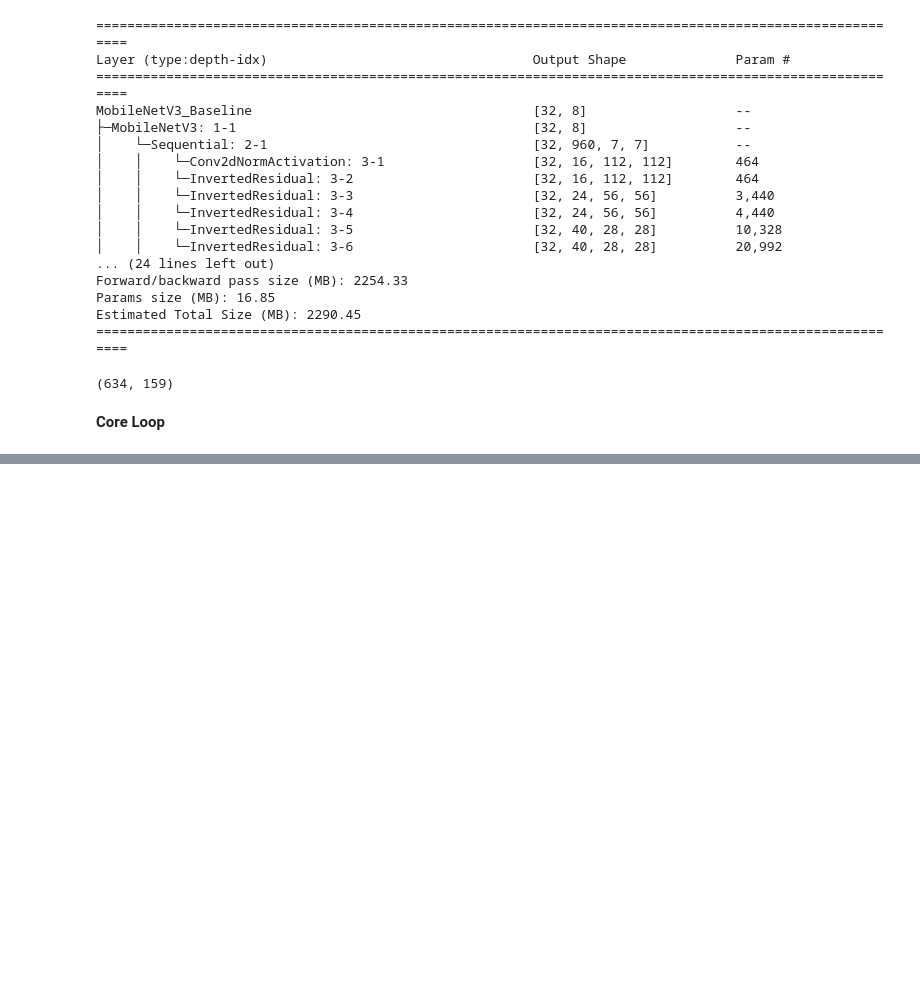
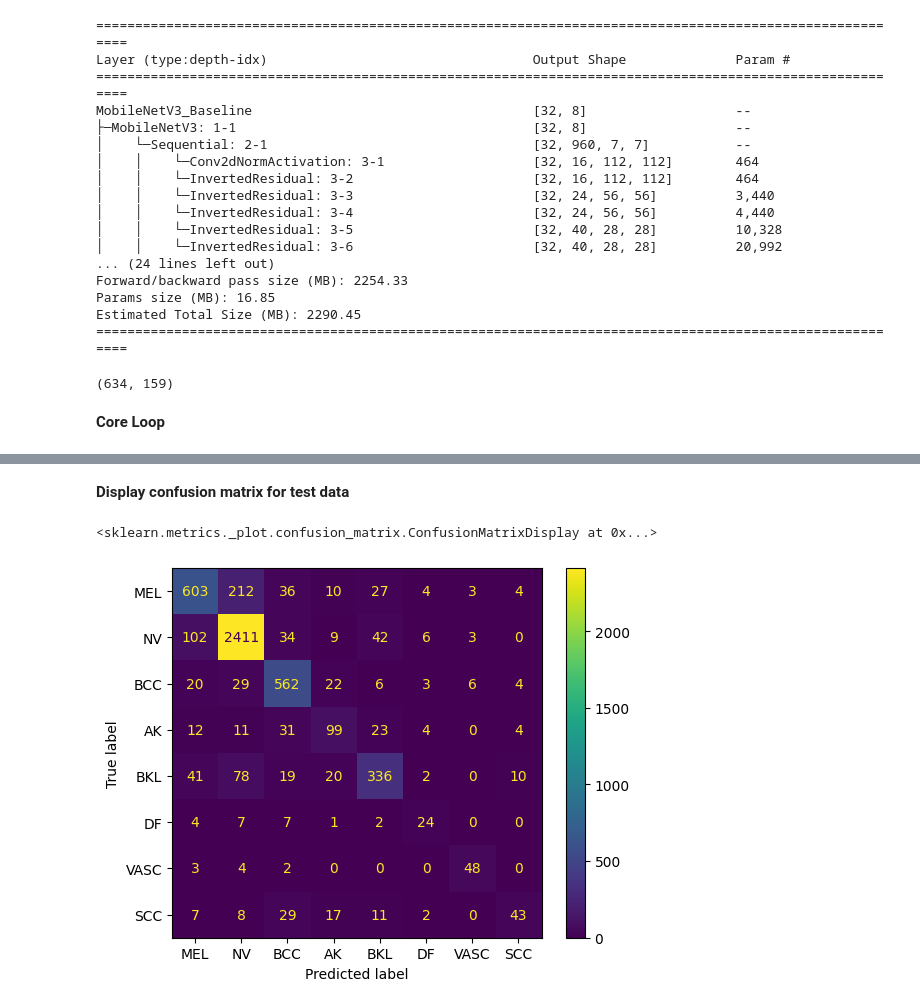
Before and after one commit to abhi-neelam/Skin-Lesion-Classification, a Jupyter notebook: notebooks/mobilenet-v3-baseline.ipynb, the cells around one changed output, grey strips where cells are left out. Cells and saved outputs as stored; diff of their text form; code cells hidden in the pictures; blank space fills up the shorter version.

Commit message:
confusion matrix for final epoch

```diff
--- a/notebooks/mobilenet-v3-baseline.ipynb
+++ b/notebooks/mobilenet-v3-baseline.ipynb
@@ -250,3 +261,12 @@ KeyboardInterrupt:
 torch.save(model.state_dict(), f"checkpoints/baseline/final_checkpoint.pth") # last checkpoint after model is done training
 # %%
 writer.flush()
+# %% [markdown]
+**Display confusion matrix for test data**
+# %%
+cm = confusion_matrix(test_epoch_labels, test_epoch_preds)
+disp = ConfusionMatrixDisplay(confusion_matrix=cm, display_labels=isic_dataset.img_labels.iloc[:, 1:].columns.to_list())
+disp.plot()
+# %% [output]
+<sklearn.metrics._plot.confusion_matrix.ConfusionMatrixDisplay at 0x...>
+[figure, added]
```
Also changed, not shown: parts of 2 cells of this notebook.
